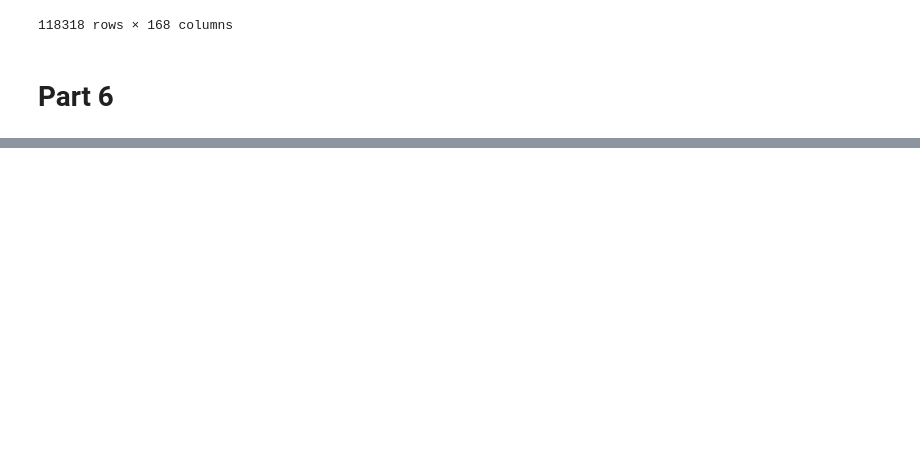
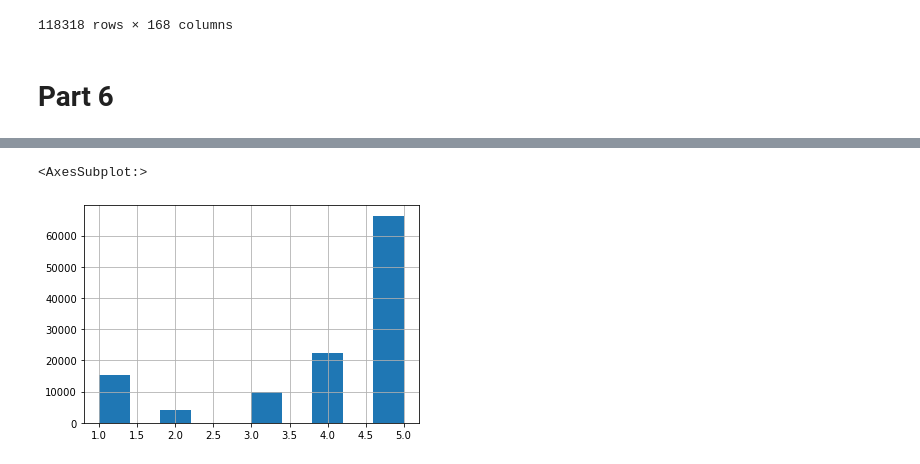
Before and after one commit to machadomr/DaysOfCode, a Jupyter notebook: 06_Other/01_Kaggle_Olist.ipynb, the cells around one changed output, grey strips where cells are left out. Cells and saved outputs as stored; diff of their text form; code cells hidden in the pictures; blank space fills up the shorter version.

```diff
--- a/06_Other/01_Kaggle_Olist.ipynb
+++ b/06_Other/01_Kaggle_Olist.ipynb
@@ -832,0 +874,5 @@ df_merged
+# %%
+df_merged['review_score'].hist()
+# %% [output]
+<AxesSubplot:>
+[figure, added]
```
Also changed, not shown: parts of 10 cells of this notebook.
